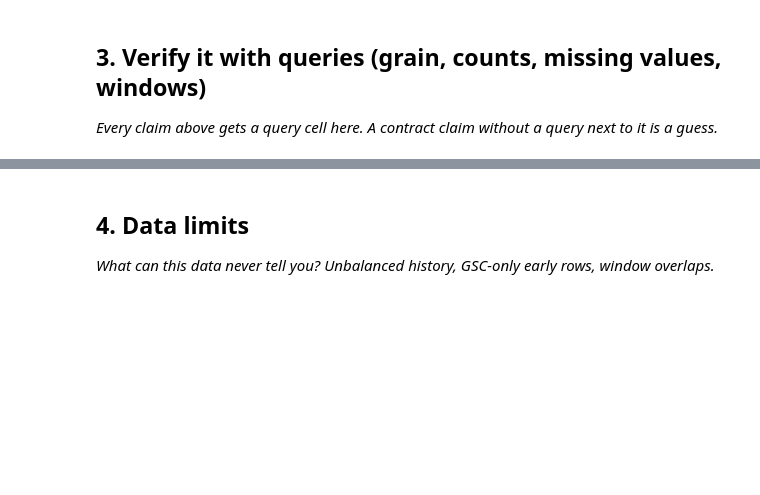
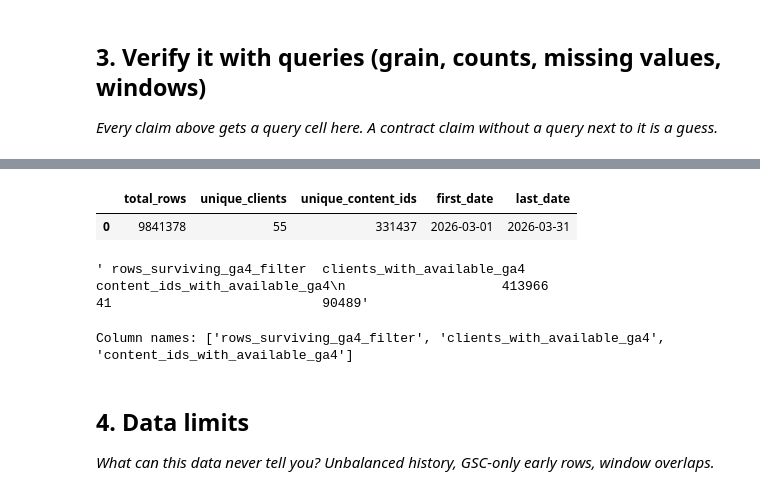
Before and after one commit to ssarimm/Machine-Learning-Internship---Flyrank, a Jupyter notebook: work/notebooks/w03_data_contract.ipynb, the cells around one changed output, grey strips where cells are left out. Saved outputs shown, nothing was run; the diff lists cells and outputs as text; code cells hidden in the pictures; blank space fills up the shorter version.

```diff
--- a/work/notebooks/w03_data_contract.ipynb
+++ b/work/notebooks/w03_data_contract.ipynb
@@ -30,3 +123,24 @@ This skeleton is yours to fill. Work the sections **in order** — each one has
+# %%
+q2 = con.sql(f"""
+    SELECT
+        COUNT(*) AS total_rows,
+        COUNT(DISTINCT client_hash_id) AS unique_clients,
+        COUNT(DISTINCT content_hash_id) AS unique_content_ids,
+        MIN(report_date) AS first_date,
+        MAX(report_date) AS last_date
+    FROM read_parquet('{month_path}')
+""").df()
+
+display(q2)
+# %% [output]
+|  | total_rows | unique_clients | unique_content_ids | first_date | last_date |
+| 0 | 9841378 | 55 | 331437 | 2026-03-01 | 2026-03-31 |
+# %%
+display(q3.to_string(index=False))
+print("Column names:", q3.columns.tolist())
+# %% [output]
+' rows_surviving_ga4_filter  clients_with_available_ga4  content_ids_with_available_ga4\n                    413966                          41                           90489'
+Column names: ['rows_surviving_ga4_filter', 'clients_with_available_ga4', 'content_ids_with_available_ga4']
 # %% [markdown]
 ## 4. Data limits
 
```
Also changed, not shown: parts of 10 cells of this notebook.
